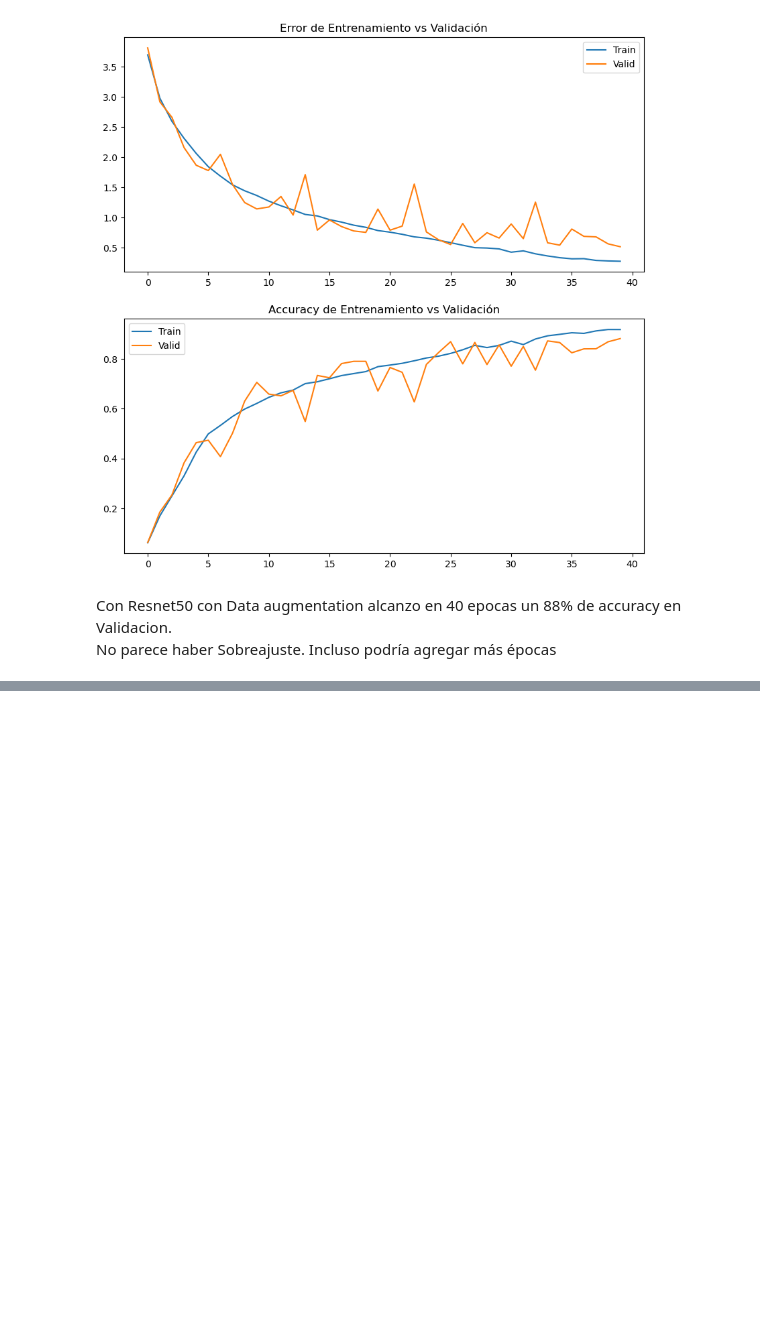
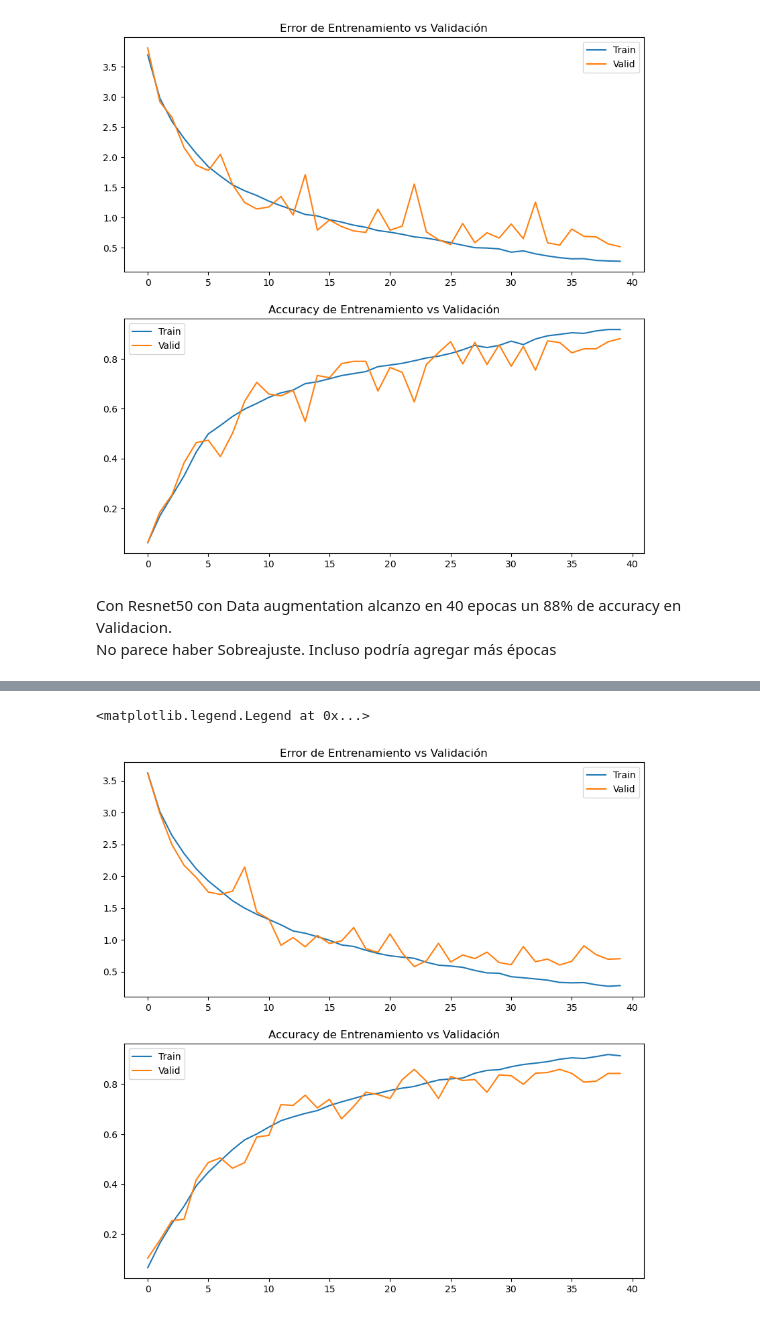
Before and after one commit to juanpsch/IA, a Jupyter notebook: CV2/TP_Final/TPFinal_Cards_2.ipynb, the cells around one changed output, grey strips where cells are left out. Cells and saved outputs as stored; diff of their text form; code cells hidden in the pictures; blank space fills up the shorter version.

```diff
--- a/CV2/TP_Final/TPFinal_Cards_2.ipynb
+++ b/CV2/TP_Final/TPFinal_Cards_2.ipynb
@@ -434,0 +479,29 @@ No parece haber Sobreajuste. Incluso podría agregar más épocas
+# %%
+aug_resnet50_model = torchvision.models.resnet50()
+last_layer_in_features = aug_resnet50_model.fc.in_features
+aug_resnet50_model.fc = torch.nn.Linear(in_features=last_layer_in_features, out_features=CANTIDAD_CLASES)
+
+aug_resnet50_optimizer = torch.optim.Adam(aug_resnet50_model.parameters(), lr=0.0001)
+aug_resnet50_loss = torch.nn.CrossEntropyLoss()
+aug_resnet50_metric = torchmetrics.Accuracy(task='multiclass', num_classes=CANTIDAD_CLASES)
+aug_resnet50_data = {"train": aug_train_loader2, "valid": aug_valid_loader, "image_width": ANCHO_IMAGENES, "image_height": ALTO_IMAGENES}
+
+aug_resnet50_writer = {"train": SummaryWriter(log_dir="data_cards/aug_resnet50_2_train"),
+                "valid": SummaryWriter(log_dir="data_cards/aug_resnet50_valid_2")}
+
+history_resnet_aug_2 = train(aug_resnet50_model,
+                aug_resnet50_optimizer,
+                aug_resnet50_loss,
+                aug_resnet50_metric,
+                aug_resnet50_data,
+                40,
+                aug_resnet50_writer,
+                None)
+
+state = {
+        'epoch': 40,
+        'state_dict': aug_resnet50_model.state_dict(),
+        'optimizer': aug_resnet50_optimizer.state_dict(),
+}
+savepath='checkpoint.aug_resnet50_2_40'
+torch.save(state,savepath)
@@ -434,0 +526,15 @@ No parece haber Sobreajuste. Incluso podría agregar más épocas
+# %%
+fig, axs = plt.subplots(2, 1, figsize=(10, 10))
+
+axs[0].plot(history_resnet_aug_2["train_loss"])
+axs[0].plot(history_resnet_aug_2["valid_loss"])
+axs[0].title.set_text('Error de Entrenamiento vs Validación')
+axs[0].legend(['Train', 'Valid'])
+
+axs[1].plot(history_resnet_aug_2["train_acc"])
+axs[1].plot(history_resnet_aug_2["valid_acc"])
+axs[1].title.set_text('Accuracy de Entrenamiento vs Validación')
+axs[1].legend(['Train', 'Valid'])
+# %% [output]
+<matplotlib.legend.Legend at 0x...>
+[figure, added]
```
Also changed, not shown: parts of 6 cells of this notebook, 1 other file.
